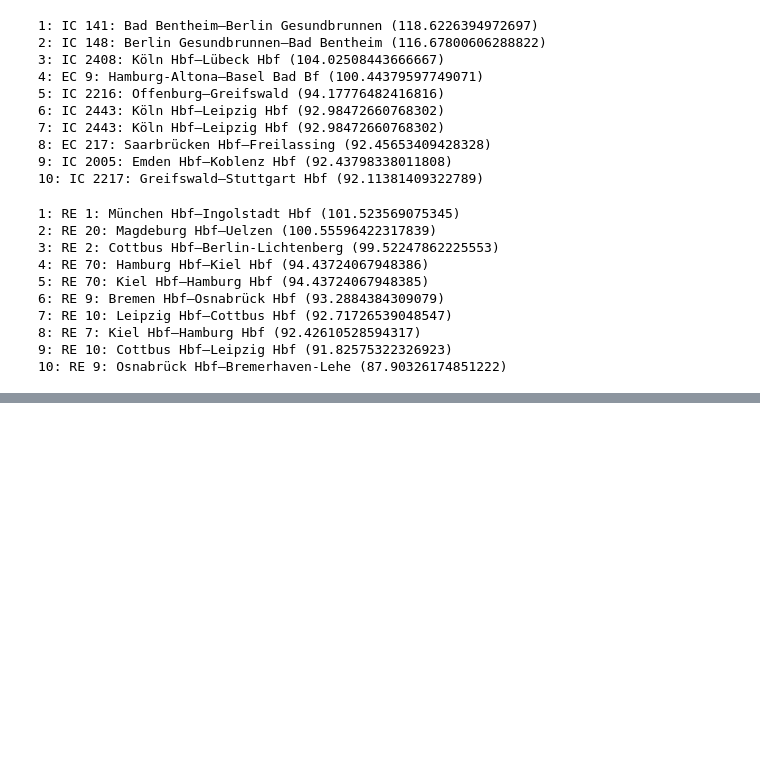
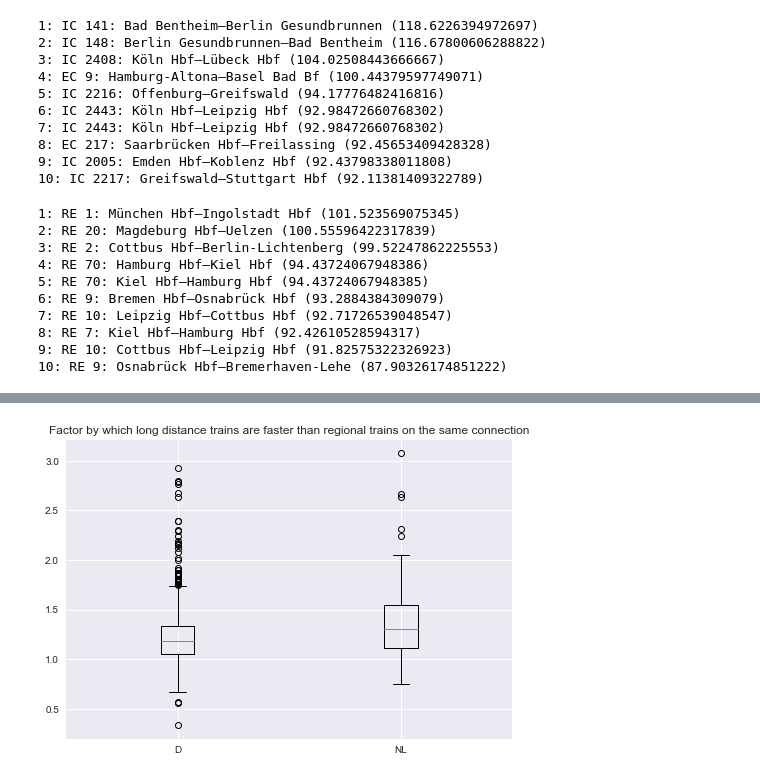
Before and after one commit to leonwatt/re-vs-spr, a Jupyter notebook: analysis.ipynb, the cells around one changed output, grey strips where cells are left out. Drawn from its saved outputs; the diff is of its cells as text; code cells hidden in the pictures; blank space fills up the shorter version.

Commit message:
Comparison long distance vs. regional on same connection

```diff
--- a/analysis.ipynb
+++ b/analysis.ipynb
@@ -63,3 +66,6 @@ german_ic = [l for l in german_lines if l["type"] == "national"]
 german_re = [l for l in german_lines if l["type_name"] == "RE"]
 dutch_ic = [l for l in dutch_lines if l["type"] == "national"]
 dutch_re = [l for l in dutch_lines if l["type"] == "regional"]
+
+long_distance_lines = [l for l in lines if l["type"] in ["nationalExpress", "national"]]
+regional_lines = [l for l in lines if l["type"] in ["regionalExp", "regional", "suburban"]]
@@ -322,0 +335,40 @@ print_top_ten(german_re, "avg_speed", reverse=True)
+# %%
+def conn_key(st1, st2):
+    # return f'{st1["id"]}-{st2["id"]}'
+    return (st1["id"], st2["id"])
+
+parallel_connections = {}
+
+for l in long_distance_lines:
+    stops = l["stops"]
+    for (i, st1) in enumerate(stops):
+        for st2 in stops[i+1:]:
+            key = conn_key(st1, st2)
+            time = calculate_diff_in_minutes_between_stops(st1, st2)
+
+            if key not in parallel_connections or parallel_connections[key]["ld"] > time:
+                parallel_connections[key] = {"ld": time, "country": l["station_country"]}
+
+for l in regional_lines:
+    stops = l["stops"]
+    for (i, st1) in enumerate(stops):
+        for st2 in stops[i+1:]:
+            key = conn_key(st1, st2)
+            time = calculate_diff_in_minutes_between_stops(st1, st2)
+
+            if key in parallel_connections and ("regio" not in parallel_connections[key] or parallel_connections[key]["regio"] > time):
+                parallel_connections[key]["regio"] = time
+
+
+regio_vs_long_distance = [{
+    "from": station_names_dict[pair[0]],
+    "to": station_names_dict[pair[1]],
+    "ld": times["ld"],
+    "regio": times["regio"],
+    "ratio": times["regio"] / times["ld"],
+    "country": times["country"]
+} for pair, times in parallel_connections.items() if "regio" in times]
+
+regio_vs_long_distance = sorted(regio_vs_long_distance, key=lambda o: o["ratio"], reverse=True)
+regio_vs_long_distance_germany = [el for el in regio_vs_long_distance if el["country"] == "D"]
+regio_vs_long_distance_netherlands = [el for el in regio_vs_long_distance if el["country"] == "NL"]
@@ -322,0 +419,4 @@ print_top_ten(german_re, "avg_speed", reverse=True)
+# %%
+plot.box_plot([regio_vs_long_distance_germany, regio_vs_long_distance_netherlands], x_tick_labels=["D", "NL"], x="ratio", title="Factor by which long distance trains are faster than regional trains on the same connection", save_to="img/regio_vs_long_distance.png")
+# %% [output]
+[figure, added]
```
Also changed, not shown: parts of 6 cells of this notebook, 3 other files.
